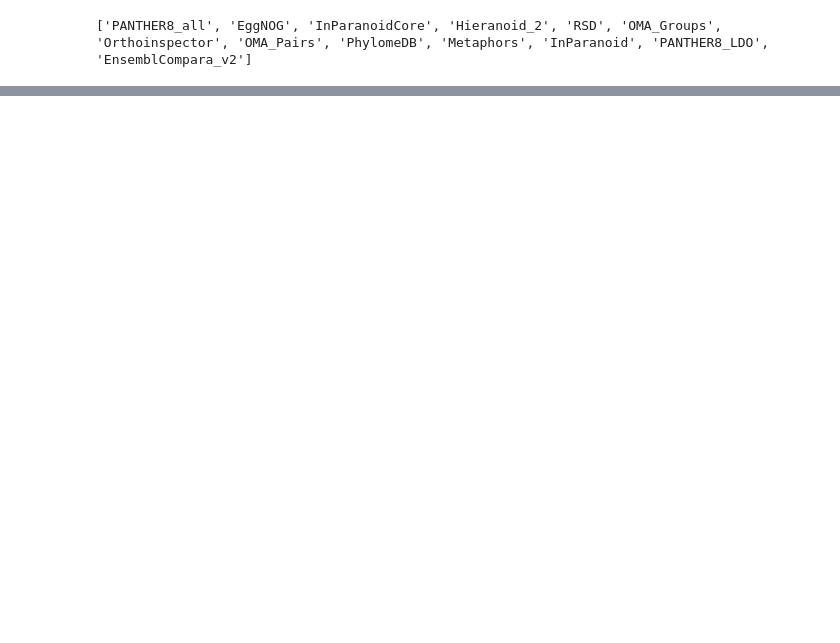
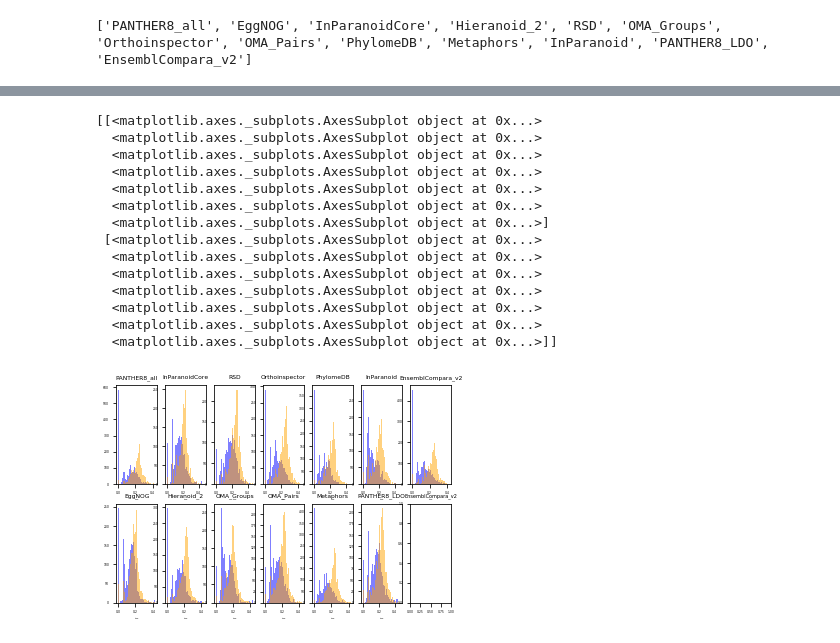
Before and after one commit to angwhen/geneage, a Jupyter notebook: make_prelim_figures_for_diff_datasets.ipynb, the cells around one changed output, grey strips where cells are left out. Saved outputs shown, nothing was run; the diff lists cells and outputs as text; code cells hidden in the pictures; blank space fills up the shorter version.

```diff
--- a/make_prelim_figures_for_diff_datasets.ipynb
+++ b/make_prelim_figures_for_diff_datasets.ipynb
@@ -131 +129,32 @@ Largest WilcoxonResult(statistic=11295.0, pvalue=1.0963201148775762e-78)
 ... (14 outputs left out)
+# %%
+rows = len(dataset_list)
+fig, ax_lists = plt.subplots(2, rows//2+1 , sharex=False, sharey=False)
+print (ax_lists)
+for i in range(0,rows):
+    dataset = dataset_list[i]
+
+    ax_lists[i%2][i//2].set_title(dataset,fontsize=6)
+    ax_lists[i%2][i//2].set_xlabel('', fontsize=2)
+    ax_lists[i%2][i//2].tick_params(axis='both', which='major', labelsize=3)
+    prelim_fig_funcs.figure2(ax_lists[i%2][i//2],stds_dict[dataset], rand_stds_dict[dataset])
+
+ax_lists[1][i//2].set_title(dataset,fontsize=5)
+ax_lists[1][i//2].tick_params(axis='both', which='major', labelsize=3)
+plt.savefig("figures/different_datasets_histograms_table.png",dpi=600)
+# %% [output]
+[[<matplotlib.axes._subplots.AxesSubplot object at 0x...>
+  <matplotlib.axes._subplots.AxesSubplot object at 0x...>
+  <matplotlib.axes._subplots.AxesSubplot object at 0x...>
+  <matplotlib.axes._subplots.AxesSubplot object at 0x...>
+  <matplotlib.axes._subplots.AxesSubplot object at 0x...>
+  <matplotlib.axes._subplots.AxesSubplot object at 0x...>
+  <matplotlib.axes._subplots.AxesSubplot object at 0x...>]
+ [<matplotlib.axes._subplots.AxesSubplot object at 0x...>
+  <matplotlib.axes._subplots.AxesSubplot object at 0x...>
+  <matplotlib.axes._subplots.AxesSubplot object at 0x...>
+  <matplotlib.axes._subplots.AxesSubplot object at 0x...>
+  <matplotlib.axes._subplots.AxesSubplot object at 0x...>
+  <matplotlib.axes._subplots.AxesSubplot object at 0x...>
+  <matplotlib.axes._subplots.AxesSubplot object at 0x...>]]
+[figure, added]
```
Also changed, not shown: parts of 1 cell of this notebook, 2 other files.
